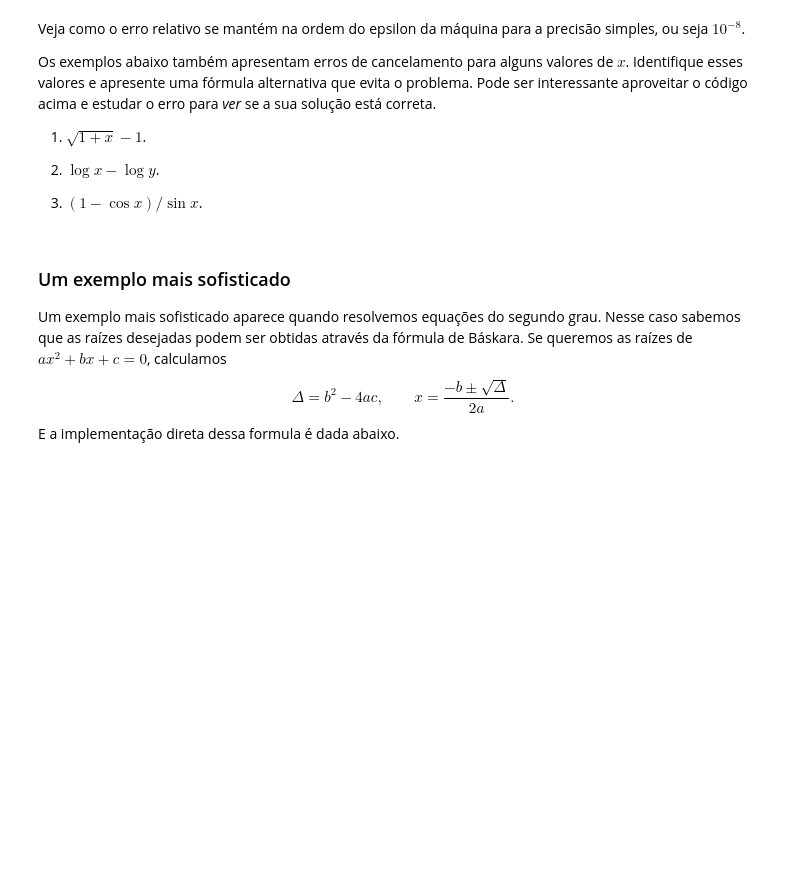
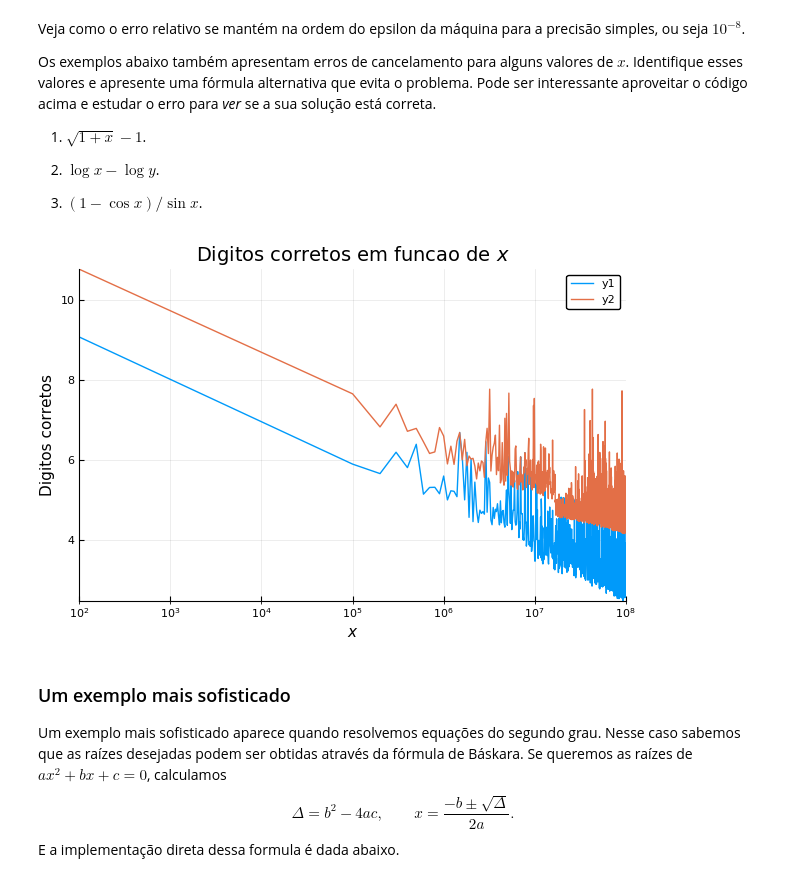
Before and after one commit to pjssilva/ms211, a Jupyter notebook: Computacao_com_Precisao_Finita.ipynb, the cells around one changed output. Cells and saved outputs as stored; diff of their text form; code cells hidden in the pictures; blank space fills up the shorter version.

```diff
--- a/Computacao_com_Precisao_Finita.ipynb
+++ b/Computacao_com_Precisao_Finita.ipynb
@@ -249,3 +173,50 @@ Os exemplos abaixo também apresentam erros de cancelamento para alguns valores
+# %%
+# Teste aqui seu código
+function expr(x,y)
+    return log.(x) - log.(y)
+end
+# Intervalo de teste [a, b]
+a, b = 1.0e2, 1.0e8
+
+x = linspace(a, b, 1000)
+y = x + 1e-4
+x = map(BigFloat,x)
+y = map(BigFloat,y)
+expr_dupla = expr(x,y)
+x_simples = map(Float64, x)
+y_simples = map(Float64, y)
+expr_simples = expr(x_simples,y_simples)
+
+# Apresenta o gráfico dos erros relativos.
+# Lembre que quando o erro é 1 não há mais nenhum dígito significativo.
+log_errorel = - log10.(erro_rel(expr_simples, expr_dupla))
+plot(x, log_errorel,xaxis = (:log10),
+    # Para deixar o gráfico bonito
+    title ="Digitos corretos em funcao de \$x\$",
+    ylabel ="Digitos corretos",
+    xlabel ="\$x\$")
+
+# # Versão alternativa que evita erros de cancelamento. Edite-a se quiser fazer testes.
+function expr_alt(x,y)
+    return log.(x./y)
+end
+
+# ################### Possivelmente você não quer editar a partir daqui.
+
+# # Calcula a expressão pela fórmula alternativa
+expr_simples_alt = expr_alt(x_simples,y_simples)
+# Apresenta o gráfico dos erros, note que quando o erro é 1 não há mais nenhum dígito significativo.
+log_errorel = log10.(erro_rel(expr_simples_alt, expr_dupla))
+# Elimina os pontos sem erro
+log_errorel = -log_errorel[.~isinf.(log_errorel)]
+# # Plota o gráfico
+plot!(x, log_errorel,xaxis = (:log10),
+#     Para deixar o gráfico bonito
+    title ="Digitos corretos em funcao de \$x\$",
+    ylabel ="Digitos corretos",
+    xlabel ="\$x\$")
+# %% [output]
+[figure, added]
 # %% [markdown]
 ### Um exemplo mais sofisticado
 
```
Also changed, not shown: parts of 15 cells of this notebook, 4 other files.
